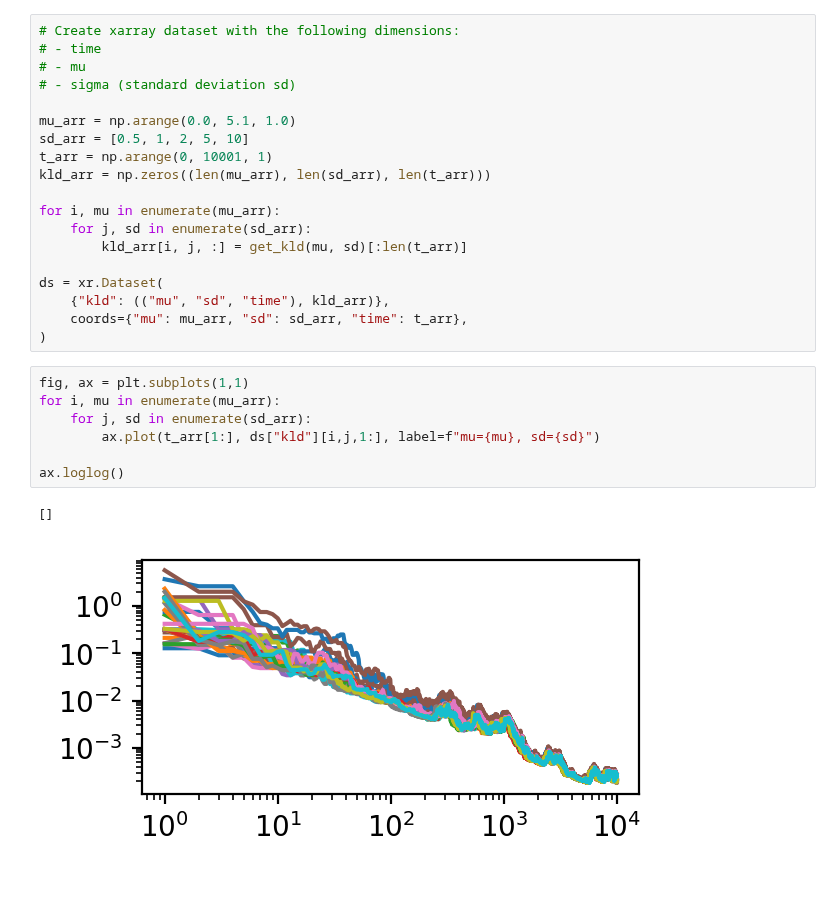
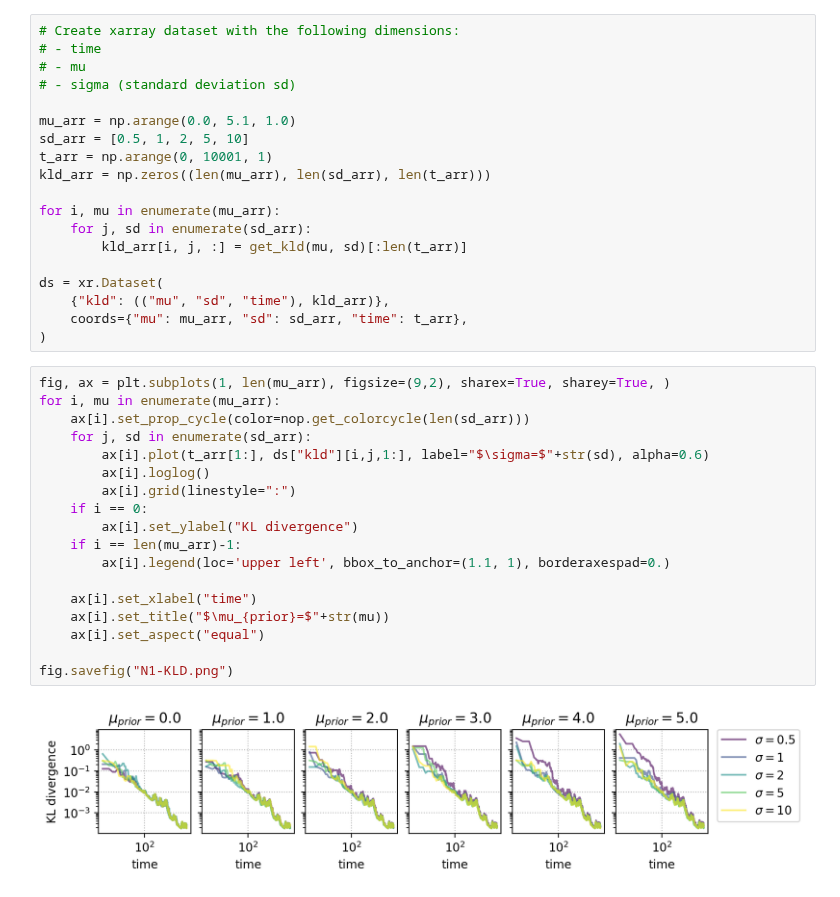
Before and after one commit to Priesemann-Group/neuro_op, a Jupyter notebook: notebooks/Analysis-N1.ipynb, the cells around one changed output. Saved outputs shown, nothing was run; the diff lists cells and outputs as text.

```diff
--- a/notebooks/Analysis-N1.ipynb
+++ b/notebooks/Analysis-N1.ipynb
@@ -55,13 +55,23 @@ ds = xr.Dataset(
     {"kld": (("mu", "sd", "time"), kld_arr)},
     coords={"mu": mu_arr, "sd": sd_arr, "time": t_arr},
 )
-# %%
-fig, ax = plt.subplots(1,1)
-for i, mu in enumerate(mu_arr):
-    for j, sd in enumerate(sd_arr):
-        ax.plot(t_arr[1:], ds["kld"][i,j,1:], label=f"mu={mu}, sd={sd}")
-
-ax.loglog()
-# %% [output]
-[]
-[figure, removed]
+# %%
+fig, ax = plt.subplots(1, len(mu_arr), figsize=(9,2), sharex=True, sharey=True, )
+for i, mu in enumerate(mu_arr):
+    ax[i].set_prop_cycle(color=nop.get_colorcycle(len(sd_arr)))
+    for j, sd in enumerate(sd_arr):
+        ax[i].plot(t_arr[1:], ds["kld"][i,j,1:], label="$\sigma=$"+str(sd), alpha=0.6)
+        ax[i].loglog()
+        ax[i].grid(linestyle=":")
+    if i == 0:
+        ax[i].set_ylabel("KL divergence")
+    if i == len(mu_arr)-1:
+        ax[i].legend(loc='upper left', bbox_to_anchor=(1.1, 1), borderaxespad=0.)
+
+    ax[i].set_xlabel("time")
+    ax[i].set_title("$\mu_{prior}=$"+str(mu))
+    ax[i].set_aspect("equal")
+
+fig.savefig("N1-KLD.png")
+# %% [output]
+[figure, added]
```
Also changed, not shown: 3 other files.
